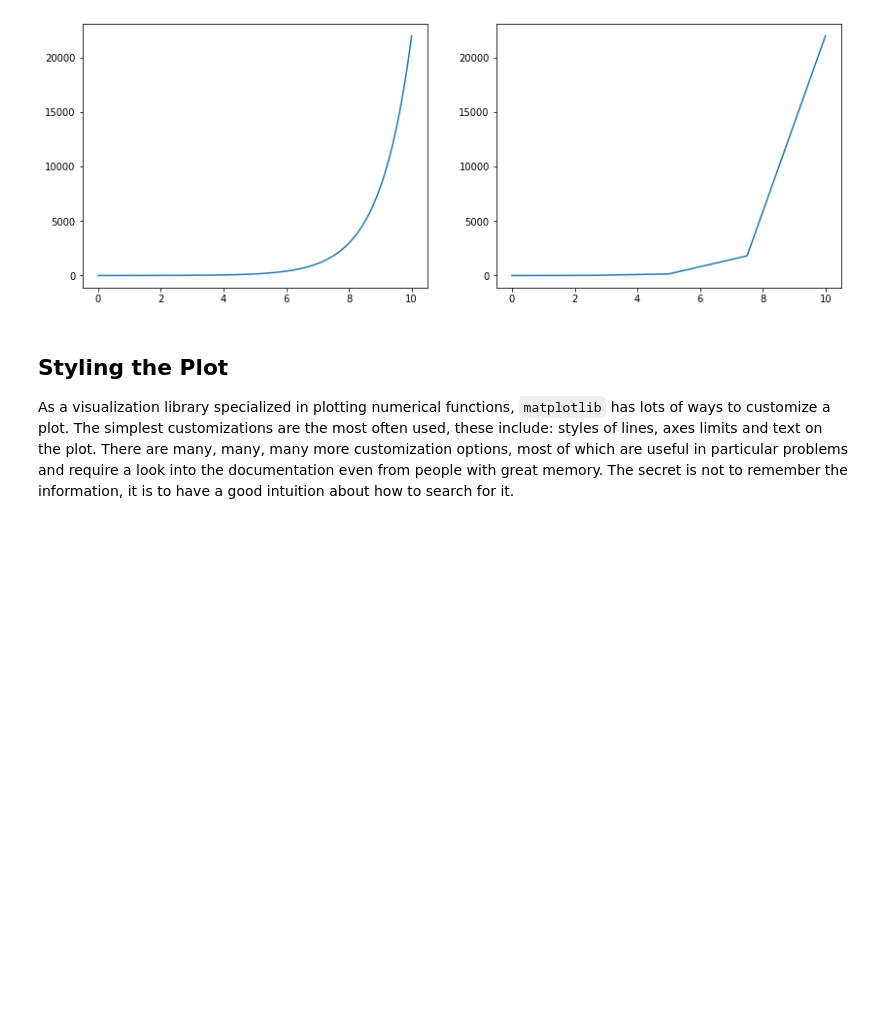
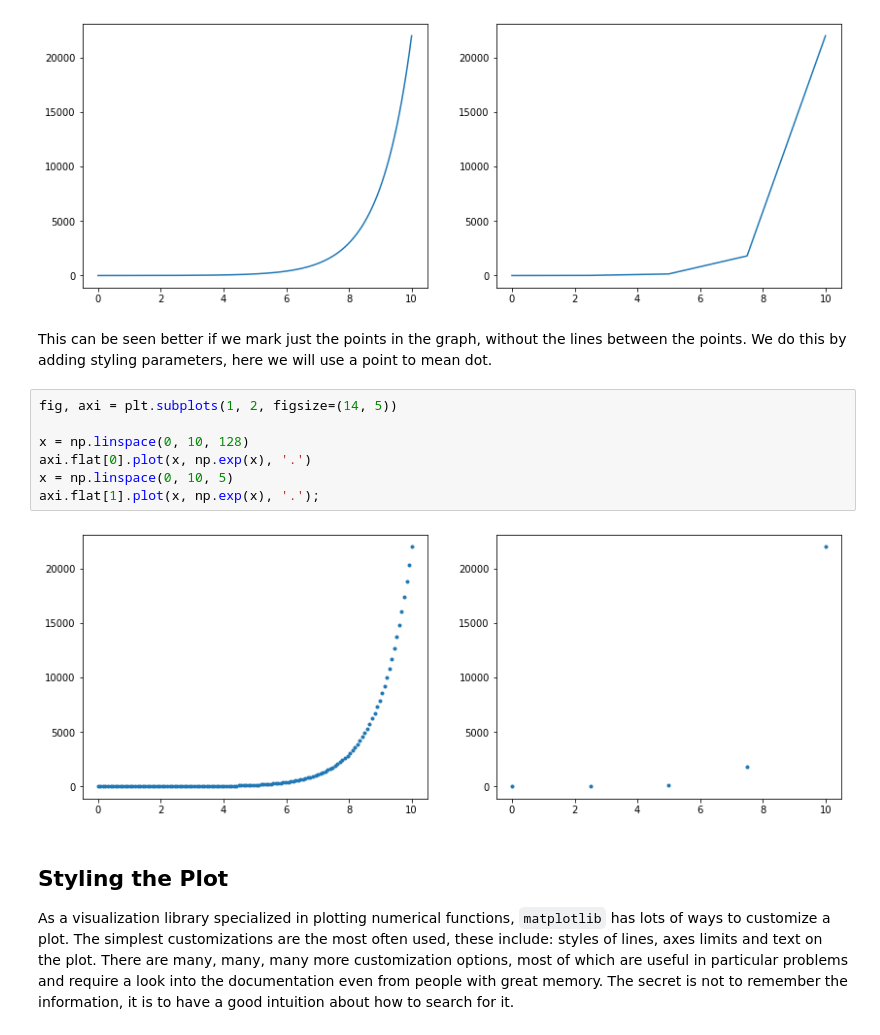
Before and after one commit to grochmal/daml, a Jupyter notebook: nb/plt-reference.ipynb, the cells around one changed output. Drawn from its saved outputs; the diff is of its cells as text; blank space fills up the shorter version.

```diff
--- a/nb/plt-reference.ipynb
+++ b/nb/plt-reference.ipynb
@@ -47,6 +61,20 @@ x = np.linspace(0, 10, 5)
 axi.flat[1].plot(x, np.exp(x));
 # %% [output]
 [figure]
+# %% [markdown]
+This can be seen better if we mark just the points in the graph,
+without the lines between the points.
+We do this by adding styling parameters,
+here we will use a point to mean dot.
+# %%
+fig, axi = plt.subplots(1, 2, figsize=(14, 5))
+
+x = np.linspace(0, 10, 128)
+axi.flat[0].plot(x, np.exp(x), '.')
+x = np.linspace(0, 10, 5)
+axi.flat[1].plot(x, np.exp(x), '.');
+# %% [output]
+[figure, added]
 # %% [markdown]
 ## Styling the Plot
 
```
Also changed, not shown: parts of 19 cells of this notebook, 19 other files.
